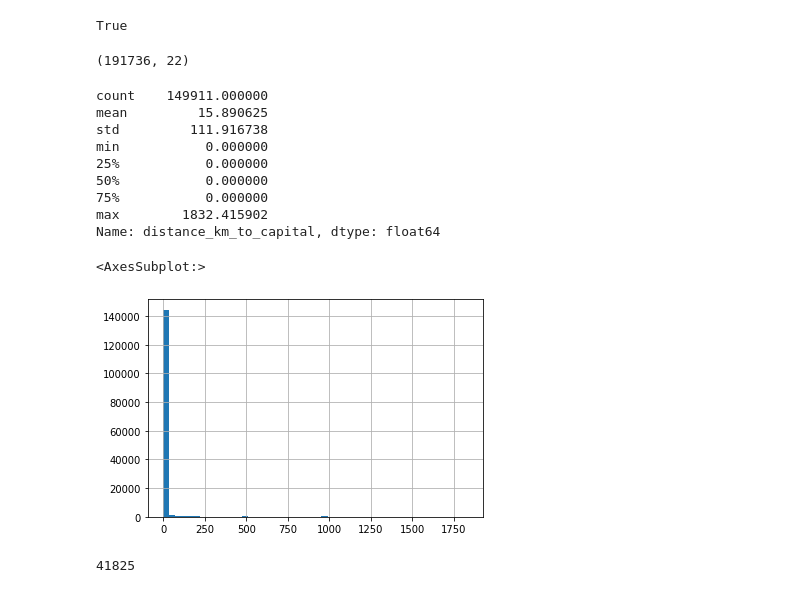
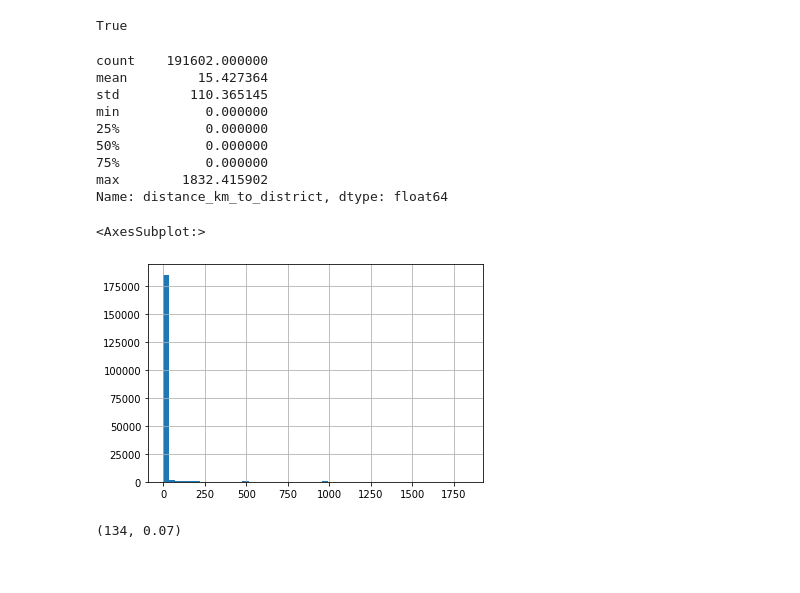
Before and after one commit to Claudio9701/peru-connectivity-impact, a Jupyter notebook: SpatialFeaturesAggregation.ipynb, the cells around one changed output. Cells and saved outputs as stored; diff of their text form; code cells hidden in the pictures.

```diff
--- a/SpatialFeaturesAggregation.ipynb
+++ b/SpatialFeaturesAggregation.ipynb
@@ -274,2 +461,2 @@ gdf['nearest_ports_distance_km'].hist(bins=25)
 # %%
-lima = up.download.nominatim_osm('Lima Metropolitana')
+lima = up.download.nominatim_osm('Plaza de Armas, Lima, Peru', expected_position=3)
@@ -276,7 +470,7 @@ lima = up.download.nominatim_osm('Lima Metropolitana')
 # %%
 # Get distance and indexes from Lima
 dist, ind = up.utils.nn_search(
-    tree_features = [[lima.centroid[0].y, lima.centroid[0].x]], # Point of Interest
+    tree_features = [[lima.centroid.iloc[0].y, lima.centroid.iloc[0].x]], # Point of Interest
     query_features = gdf[['lat', 'lon']].values, # Hexagon
     metric='haversine' # Distance metric
 )
@@ -370,6 +550,7 @@ distritos_peru_proj.head()
 | 4 | 25 | UCAYALI | 2503 | PADRE ABAD | 250304 | NESHUYA | MONTE ALEGRE | 0001 | 1 | INEI | ... |
 # %%
 rucs_with_district_polygon = rucs.loc[gdf.index].merge(
-    distritos_peru_proj[['IDPROV', 'DISTRITO', 'geometry']], how='left',
-    left_on=['codigo_prov', 'CAPITAL'],
+    distritos_peru_proj[['IDPROV', 'DISTRITO', 'geometry']],
+    how='left',
+    left_on=['codigo_prov', 'DISTRITO'],
     right_on=['IDPROV', 'DISTRITO'])
@@ -426,8 +567,4 @@ Datum: World Geodetic System 1984
 distritos_peru_proj.crs == gdf_proj.crs
 # %% [output]
 True
-# %%
-gdf_proj.shape
-# %% [output]
-(191736, 22)
 # %%
@@ -436,25 +574,26 @@ distance_to_district_meters = gdf_proj.distance(rucs_with_district_polygon['geom
 # %%
 distance_to_district_km = distance_to_district_meters / 1000
 # %%
-gdf['distance_km_to_capital'] = distance_to_district_km
+gdf['distance_km_to_district'] = distance_to_district_km
 # %%
-gdf['distance_km_to_capital'].describe()
+gdf['distance_km_to_district'].describe()
 # %% [output]
-count    149911.000000
-mean         15.890625
-std         111.916738
+count    191602.000000
+mean         15.427364
+std         110.365145
 min           0.000000
 25%           0.000000
 50%           0.000000
 75%           0.000000
 max        1832.415902
-Name: distance_km_to_capital, dtype: float64
+Name: distance_km_to_district, dtype: float64
 # %%
-gdf['distance_km_to_capital'].hist(bins=50)
+gdf['distance_km_to_district'].hist(bins=50)
 # %% [output]
 <AxesSubplot:>
-[figure, old version]
+[figure, new version]
 # %%
-gdf['distance_km_to_capital'].isna().sum()
+# Verifiquemos los missing values
+gdf['distance_km_to_district'].isna().sum(), round(gdf['distance_km_to_district'].isna().sum() / gdf.shape[0] * 100, 2)
 # %% [output]
-41825
+(134, 0.07)
```
Also changed, not shown: parts of 103 cells of this notebook.
